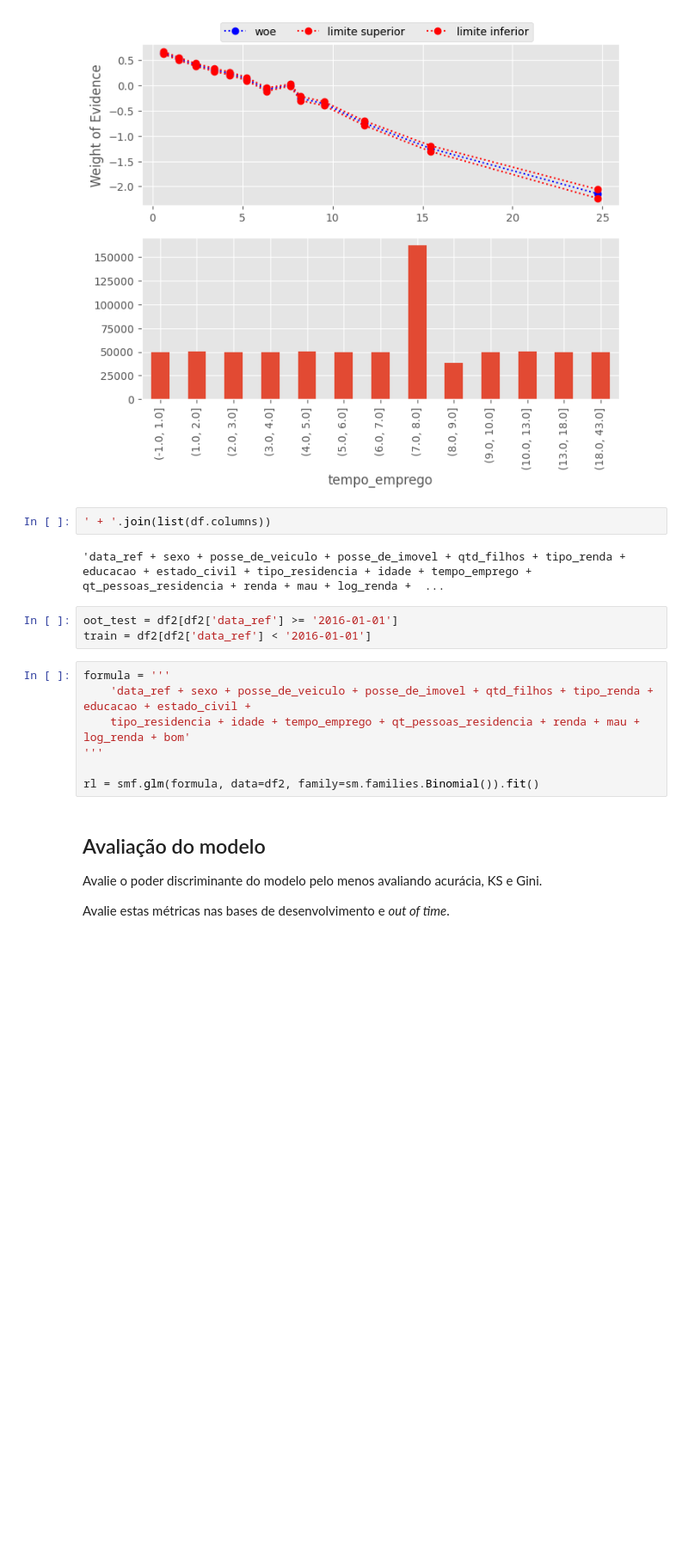
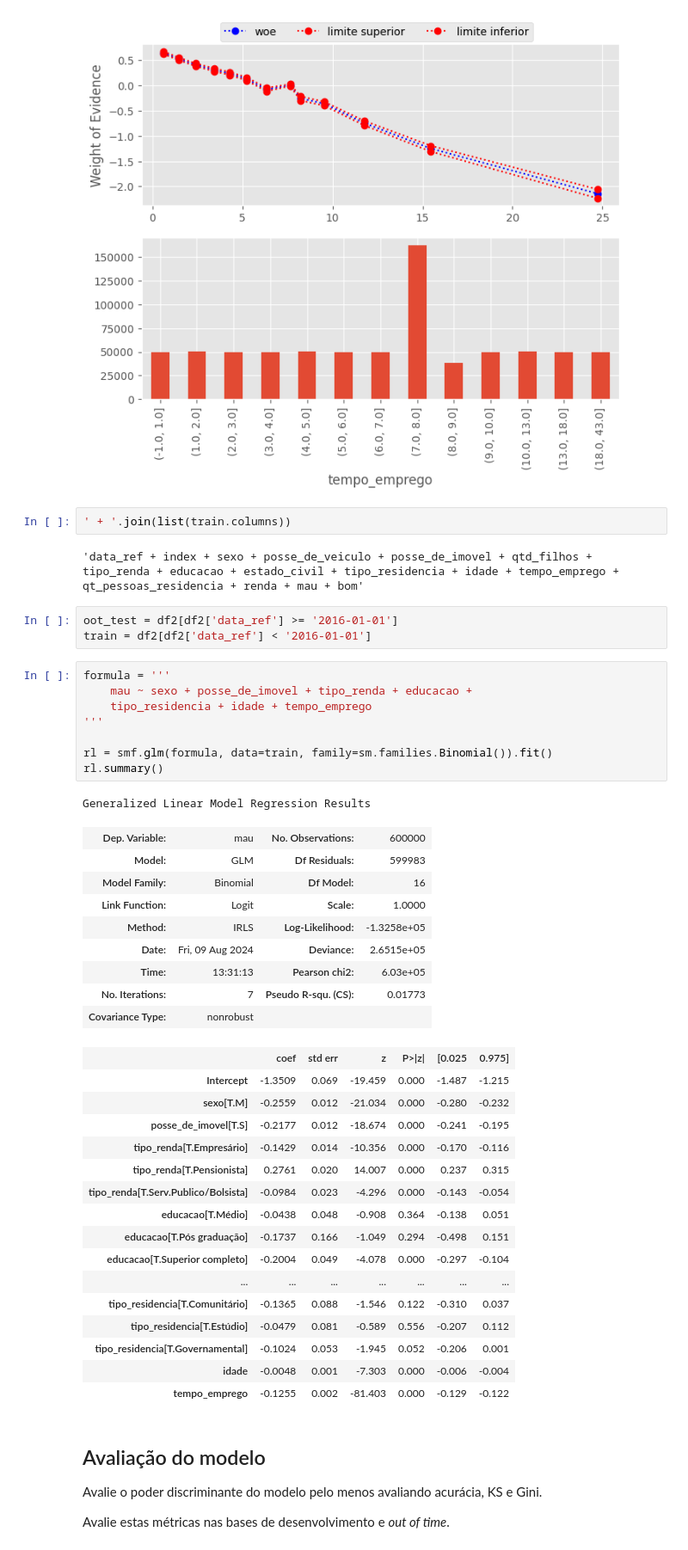
Before and after one commit to PedroHang/Logistic-Regression-Income, a Jupyter notebook: ProfCientistaDados m37_supportmaterial_exercise02.ipynb, the cells around one changed output. Shown at 86% size. Cells and saved outputs as stored; diff of their text form; blank space fills up the shorter version.

```diff
--- a/ProfCientistaDados m37_supportmaterial_exercise02.ipynb
+++ b/ProfCientistaDados m37_supportmaterial_exercise02.ipynb
@@ -538,19 +570,47 @@ biv_continua('tempo_emprego', 15, df2)
 # %% [output]
 [figure]
 # %%
-' + '.join(list(df.columns))
+' + '.join(list(train.columns))
 # %% [output]
-'data_ref + sexo + posse_de_veiculo + posse_de_imovel + qtd_filhos + tipo_renda + educacao + estado_civil + tipo_residencia + idade + tempo_emprego + qt_pessoas_residencia + renda + mau + log_renda +  ...
+'data_ref + index + sexo + posse_de_veiculo + posse_de_imovel + qtd_filhos + tipo_renda + educacao + estado_civil + tipo_residencia + idade + tempo_emprego + qt_pessoas_residencia + renda + mau + bom'
 # %%
 oot_test = df2[df2['data_ref'] >= '2016-01-01']
 train = df2[df2['data_ref'] < '2016-01-01']
 # %%
 formula = '''
-    'data_ref + sexo + posse_de_veiculo + posse_de_imovel + qtd_filhos + tipo_renda + educacao + estado_civil +
-    tipo_residencia + idade + tempo_emprego + qt_pessoas_residencia + renda + mau + log_renda + bom'
+    mau ~ sexo + posse_de_imovel + tipo_renda + educacao +
+    tipo_residencia + idade + tempo_emprego
 '''
 
-rl = smf.glm(formula, data=df2, family=sm.families.Binomial()).fit()
+rl = smf.glm(formula, data=train, family=sm.families.Binomial()).fit()
+rl.summary()
+# %% [output]
+Generalized Linear Model Regression Results
+| Dep. Variable: | mau | No. Observations: | 600000 |
+| Model: | GLM | Df Residuals: | 599983 |
+| Model Family: | Binomial | Df Model: | 16 |
+| Link Function: | Logit | Scale: | 1.0000 |
+| Method: | IRLS | Log-Likelihood: | -1.3258e+05 |
+| Date: | Fri, 09 Aug 2024 | Deviance: | 2.6515e+05 |
+| Time: | 13:31:13 | Pearson chi2: | 6.03e+05 |
+| No. Iterations: | 7 | Pseudo R-squ. (CS): | 0.01773 |
+| Covariance Type: | nonrobust |  |  |
+|  | coef | std err | z | P>|z| | [0.025 | 0.975] |
+| Intercept | -1.3509 | 0.069 | -19.459 | 0.000 | -1.487 | -1.215 |
+| sexo[T.M] | -0.2559 | 0.012 | -21.034 | 0.000 | -0.280 | -0.232 |
+| posse_de_imovel[T.S] | -0.2177 | 0.012 | -18.674 | 0.000 | -0.241 | -0.195 |
+| tipo_renda[T.Empresário] | -0.1429 | 0.014 | -10.356 | 0.000 | -0.170 | -0.116 |
+| tipo_renda[T.Pensionista] | 0.2761 | 0.020 | 14.007 | 0.000 | 0.237 | 0.315 |
+| tipo_renda[T.Serv.Publico/Bolsista] | -0.0984 | 0.023 | -4.296 | 0.000 | -0.143 | -0.054 |
+| educacao[T.Médio] | -0.0438 | 0.048 | -0.908 | 0.364 | -0.138 | 0.051 |
+| educacao[T.Pós graduação] | -0.1737 | 0.166 | -1.049 | 0.294 | -0.498 | 0.151 |
+| educacao[T.Superior completo] | -0.2004 | 0.049 | -4.078 | 0.000 | -0.297 | -0.104 |
+| ... | ... | ... | ... | ... | ... | ... |
+| tipo_residencia[T.Comunitário] | -0.1365 | 0.088 | -1.546 | 0.122 | -0.310 | 0.037 |
+| tipo_residencia[T.Estúdio] | -0.0479 | 0.081 | -0.589 | 0.556 | -0.207 | 0.112 |
+| tipo_residencia[T.Governamental] | -0.1024 | 0.053 | -1.945 | 0.052 | -0.206 | 0.001 |
+| idade | -0.0048 | 0.001 | -7.303 | 0.000 | -0.006 | -0.004 |
+| tempo_emprego | -0.1255 | 0.002 | -81.403 | 0.000 | -0.129 | -0.122 |
 # %% [markdown]
 ## Avaliação do modelo
 
```
Also changed, not shown: parts of 8 cells of this notebook.
